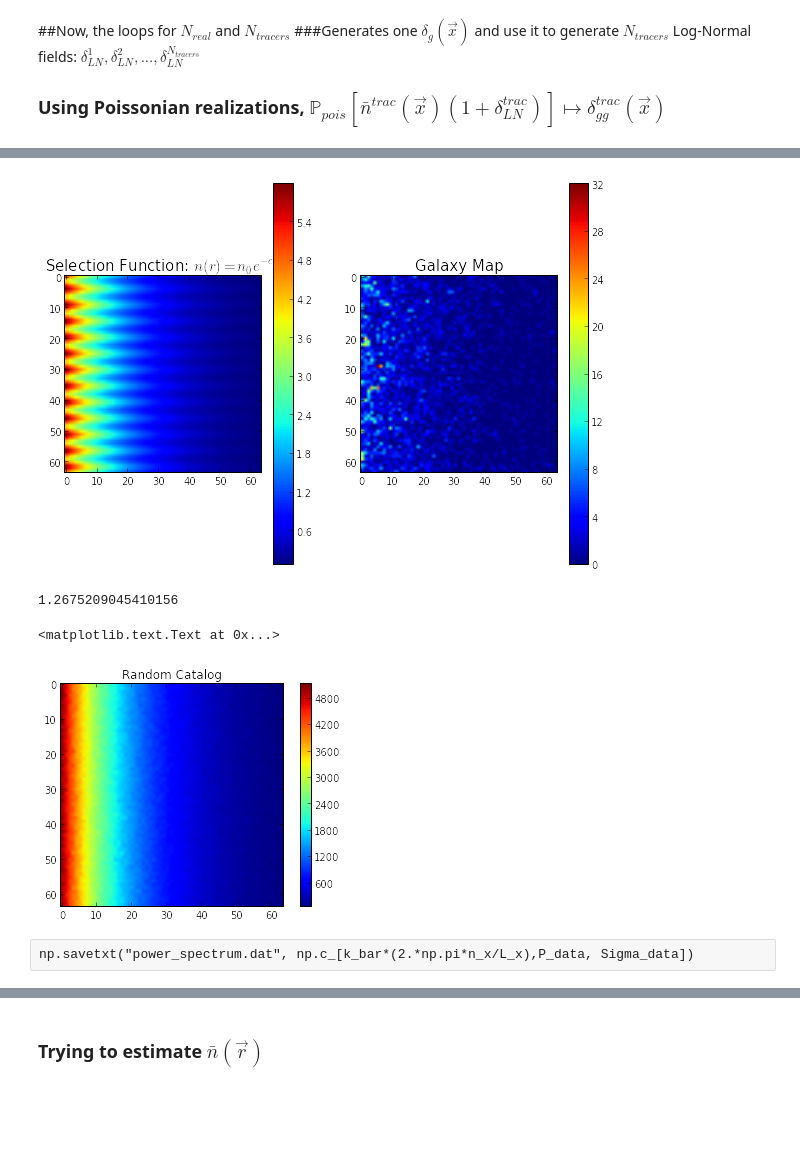
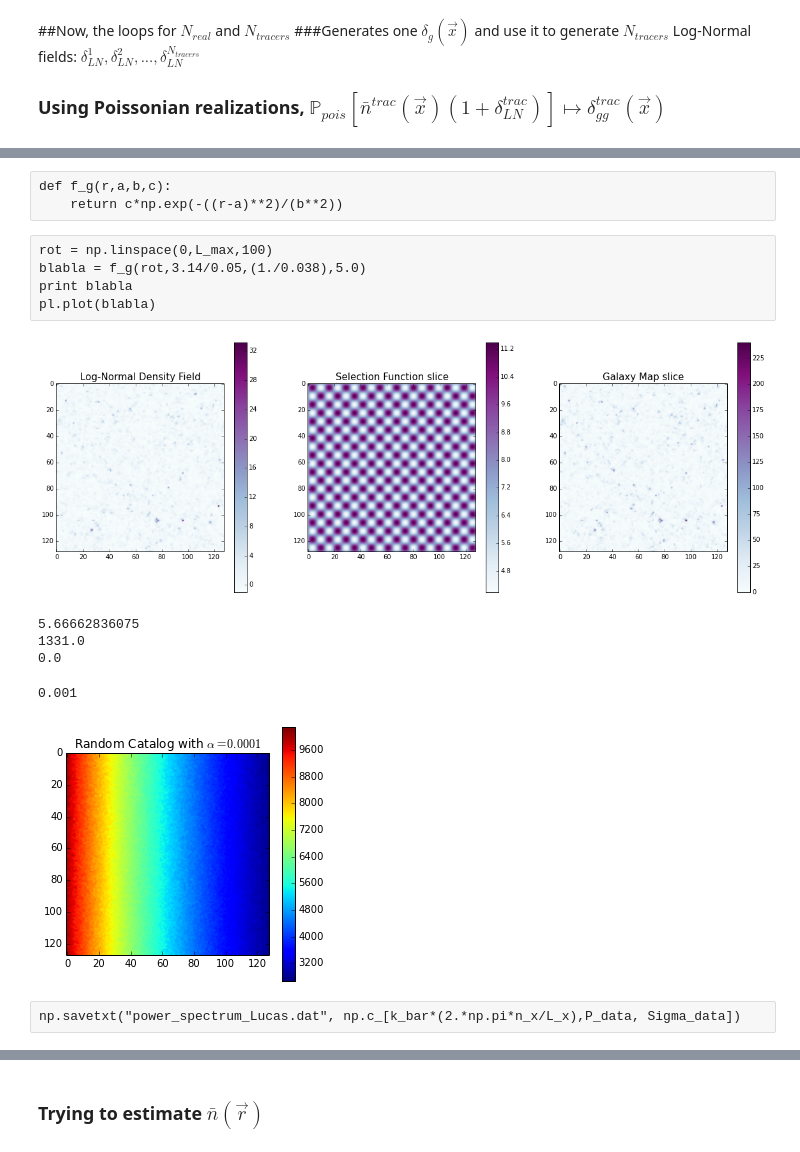
Before and after one commit to arthurmloureiro/pk_fkp, a Jupyter notebook: pk_fkp_notebook.ipynb, the cells around one changed output, grey strips where cells are left out. Drawn from its saved outputs; the diff is of its cells as text; code cells hidden in the pictures; blank space fills up the shorter version.

```diff
--- a/pk_fkp_notebook.ipynb
+++ b/pk_fkp_notebook.ipynb
@@ -158,9 +340,12 @@ print f.shape
 # %%
+#%%time
+P_all = np.zeros((num_bins, num_realiz))
+sigma_all = np.zeros((num_bins, num_realiz))
 for i in range(num_realiz):
     #########################
     # gaussian density field
     #########################
-    delta_x_gaus = ((delta_k_g(p_matrix).size)/box_vol)*np.fft.ifftn(delta_k_g(p_matrix))	#the iFFT
+    delta_x_gaus = ((n_x**3)/box_vol)*np.fft.ifftn(delta_k_g(p_matrix))	#the iFFT
     var_gr = np.var(delta_x_gaus.real)
     delta_xr_g = delta_x_gaus.real
     for t in range(n_tracers):
@@ -168,13 +353,18 @@ for i in range(num_realiz):
         # Log-Normal Density Field
         ###########################
         delta_xr[t]=delta_x_ln(delta_xr_g, var_gr,bias[t])
-        n_bar_matrix[t] = abs(selection_func(grid.r_x,grid.r_y,grid.r_z,n_bar0[t],1./16,0.2,1.2))
-        #n_bar_matrix[t] = abs(selection_func(grid.grid_r,n_bar0[t],0.05))
+        #n_bar_matrix[i] = n_bar0[i]*np.ones_like(grid.grid_r)
+        #n_bar_matrix[t] = abs(selection_func(grid.r_x,grid.r_y,grid.r_z,n_bar0[t],3500,0.4,(110./15)))
+        #n_bar_matrix[t] = abs(selection_func(grid.grid_r,3.14/0.05,1./0.038,n_bar0[0])) # Gaussian selection function
+        #n_bar_matrix[t] = selection_func(grid.grid_r,n_bar0[t])
         #######################
         #poissonian realization
         #######################
         N_r[t] = np.random.poisson(n_bar_matrix[t]*(1.+delta_xr[t]))
-        name = str(n_x)+file_root+str(bias[t])+"_cs_"+str(int(cell_size))
+        name = str(int(Ls))+file_root+'_ep'+str(eps)+"gamm"+str(int(gamm))#+"NEW"
         map_flat = N_r[t].flatten()
         map_flat = map_flat.astype(int)
         np.save(name , map_flat)
+        #FKP1 = fkp_stuff.fkp(N_r[t])
+        #P_all[:,i] = fkp_stuff.P_ret.real
+        #sigma_all[:,i] = fkp_stuff.sigma.real
@@ -181,23 +411,36 @@ for i in range(num_realiz):
+# %% [raw]
+def f_g(r,a,b,c):
+    return c*np.exp(-((r-a)**2)/(b**2))
+# %% [raw]
+rot = np.linspace(0,L_max,100)
+blabla = f_g(rot,3.14/0.05,(1./0.038),5.0)
+print blabla
+pl.plot(blabla)
 # %%
-pl.figure(figsize=(15,15))
-pl.subplot(2,3,1)
-pl.title("Selection Function: $n(r)=n_0e^{-c.r}$",fontsize=15)
-g = 30
+pl.figure(figsize=(20,7),dpi=500)
+pl.title("Selection Function: $n(r)=n_0e^{-c.z}(1+C_2\sin (k_0x)\sin (k_0y))$\n,(y,z) slice",fontsize=20)
+pl.subplot(1,3,2)
+pl.title("Selection Function slice",fontsize=15)
+g = 25
 #pl.imshow(np.log10(N_r[0,:,0,:]), cmap=cm.jet)
-pl.imshow(n_bar_matrix[0,g,:,:], cmap=cm.jet)
+pl.imshow(n_bar_matrix[0,:,:,g], cmap=cm.BuPu)
 #pl.imshow(f[:,:,g], cmap=cm.jet)
 pl.colorbar()
-pl.subplot(2,3,2)
-pl.title("Galaxy Map", fontsize=15)
-pl.imshow(N_r[0,g,:,:], cmap=cm.jet)
+pl.subplot(1,3,3)
+pl.title("Galaxy Map slice", fontsize=15)
+pl.imshow(N_r[0,:,:,g], cmap=cm.BuPu)
 pl.colorbar()
+pl.subplot(1,3,1)
+#pl.title("Selection Function (x,y) slice",fontsize=15)
+pl.title("Log-Normal Density Field", fontsize=15)
+pl.imshow(delta_xr[0,:,:,g], cmap=cm.BuPu)
+pl.colorbar()
+#pl.subplot(3,3,4)
+#pl.plot(grid.grid_r[0,0,:],n_bar_matrix[0,0,:])
+
 #pl.subplot(2,3,3)
 #pl.imshow(N_r[2,:,0,:], cmap=cm.jet)
 #pl.colorbar()
-pl.savefig("selec.png", transparent=1)
+pl.savefig("selec"+str(file_root)+'.png', transparent=0)
 # %% [output]
-[figure, old version]
+[figure, new version]
-# %%
-np.mean(N_r)
-# %% [output]
-1.2675209045410156
@@ -223,0 +447,8 @@ Sigma_data = fkp_stuff.sigma.real
+# %%
+print np.mean(N_r)
+print np.max(N_r)
+print np.min(N_r)
+# %% [output]
+5.66662836075
+1331.0
+0.0
@@ -224,9 +460,12 @@ Sigma_data = fkp_stuff.sigma.real
 # %%
+pl.figure(figsize=(10,10))
+pl.subplot(2,2,1)
 pl.imshow(fkp_stuff.nr[0])
 pl.colorbar()
-pl.title("Random Catalog")
+pl.title(r"Random Catalog with $\alpha = 0.0001$")
+print fkp_stuff.alpha
 # %% [output]
-<matplotlib.text.Text at 0x...>
+0.001
-[figure, old version]
+[figure, new version]
 # %% [raw]
-np.savetxt("power_spectrum.dat", np.c_[k_bar*(2.*np.pi*n_x/L_x),P_data, Sigma_data])
+np.savetxt("power_spectrum_Lucas.dat", np.c_[k_bar*(2.*np.pi*n_x/L_x),P_data, Sigma_data])
```
Also changed, not shown: parts of 35 cells of this notebook, 1 other file.
